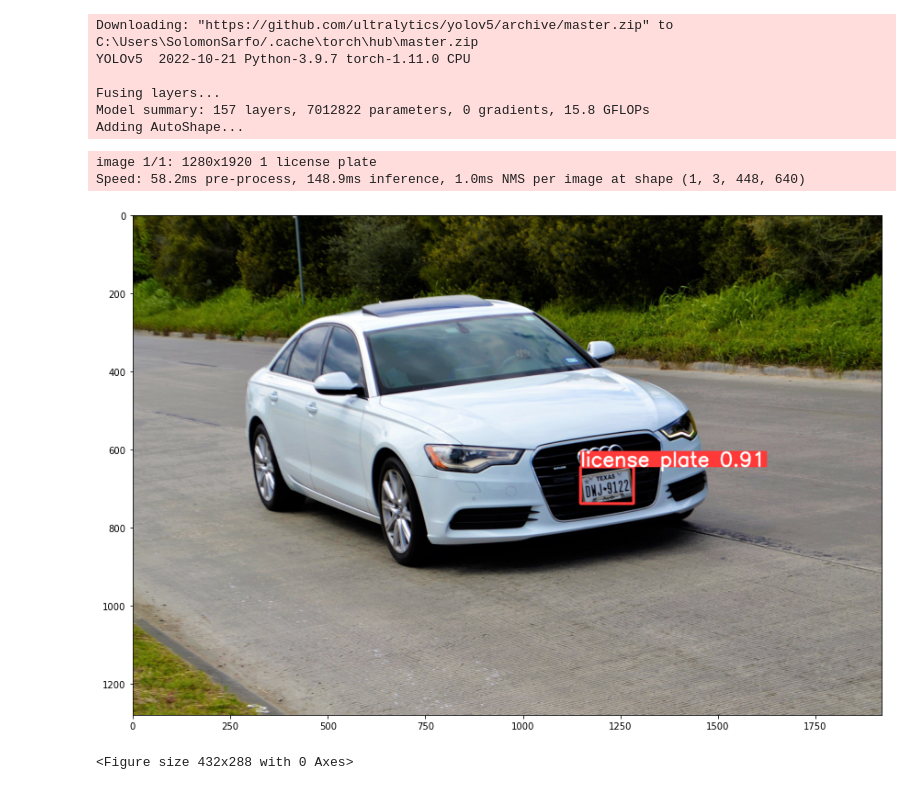
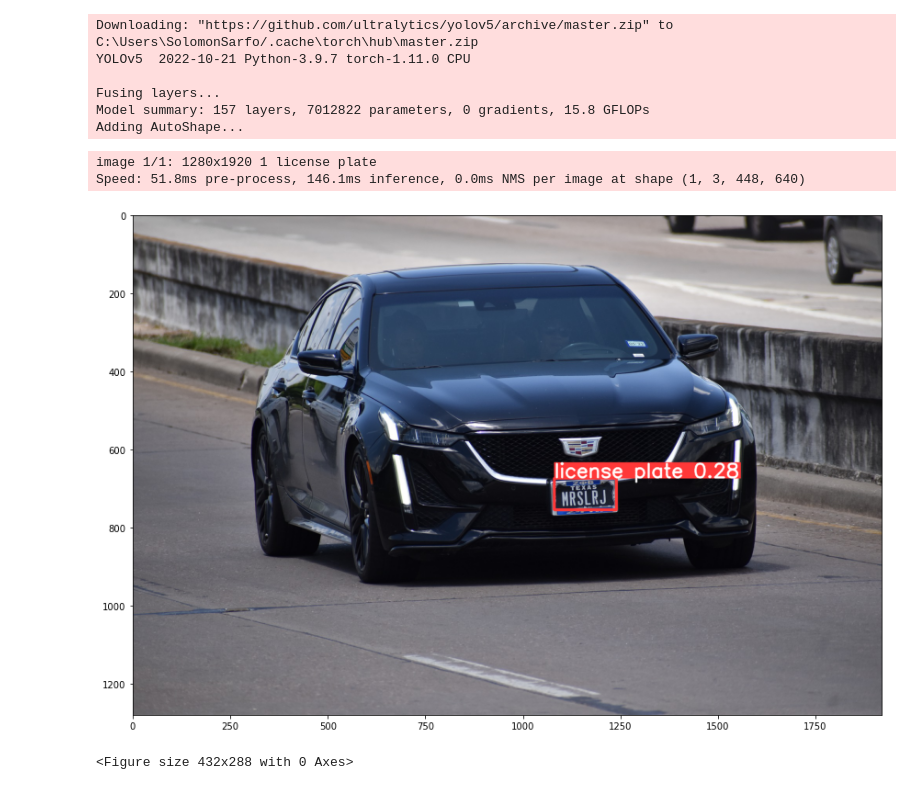
Before and after one commit to JedSolo/license_plate_detection, a Jupyter notebook: Inference.ipynb, the cells around one changed output. Drawn from its saved outputs; the diff is of its cells as text; code cells hidden in the pictures.

Commit message:
update inference and add img2

```diff
--- a/Inference.ipynb
+++ b/Inference.ipynb
@@ -23,20 +23,20 @@ Model summary: 157 layers, 7012822 parameters, 0 gradients, 15.8 GFLOPs
 Adding AutoShape...
 # %%
 # image sample
-img = os.path.join(r'C:\Users\SolomonSarfo\Documents\Projects\License Plate Detection\license_plate_detection\test_images\audi-3234422_1920.jpg')
+img = os.path.join(r'C:\Users\SolomonSarfo\Documents\Projects\License Plate Detection\license_plate_detection\test_images\cadillac-7304111_1920.jpg')
 
 # inference
 result = model(img)
 result.print()
 
 # view result
 %matplotlib inline
 plt.figure(figsize=(15,10))
 plt.imshow(np.squeeze(result.render()))
 plt.show()
 plt.savefig('results\img1.jpg')
 # %% [output]
 image 1/1: 1280x1920 1 license plate
-Speed: 58.2ms pre-process, 148.9ms inference, 1.0ms NMS per image at shape (1, 3, 448, 640)
+Speed: 51.8ms pre-process, 146.1ms inference, 0.0ms NMS per image at shape (1, 3, 448, 640)
-[figure, old version]
+[figure, new version]
 <Figure size 432x288 with 0 Axes>
```
Also changed, not shown: 2 other files.
